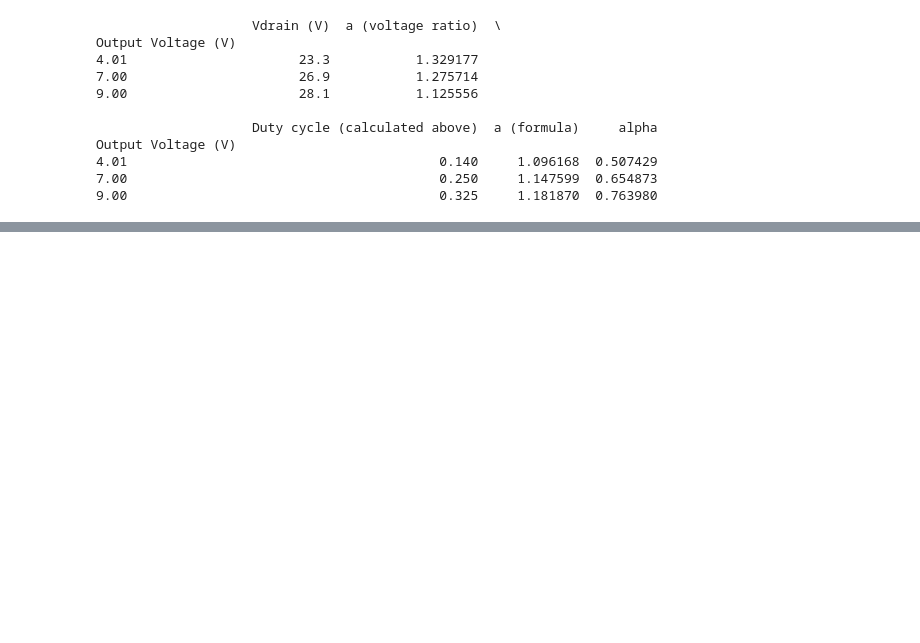
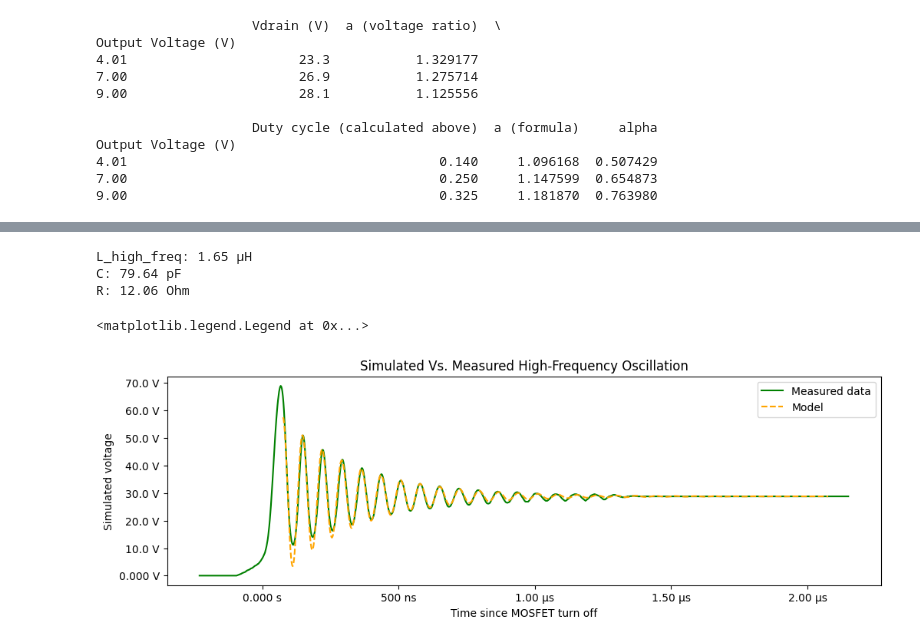
Before and after one commit to ianeyk/power-electronics, a Jupyter notebook: Lab 6/Lab6_report.ipynb, the cells around one changed output, grey strips where cells are left out. Saved outputs shown, nothing was run; the diff lists cells and outputs as text; code cells hidden in the pictures; blank space fills up the shorter version.

```diff
--- a/Lab 6/Lab6_report.ipynb
+++ b/Lab 6/Lab6_report.ipynb
@@ -319,0 +329,35 @@ The alpha value is significantly lower than the spec for output voltages below 9
+# %%
+def parallel(x, y):
+    return 1 / (1 / x + 1 / y)
+
+wd = high_freq_nat_freq
+beta = 1 # approximate
+w0 = wd / beta
+alpha = -high_freq_decay_factor
+zeta = alpha / w0
+L2 = 0.61e-6 # Leakage inductance 1, uH
+L1 = 1.06e-6 # Leakage inductance 2, uH
+L_high_freq = parallel(L, L2) + L1
+C = (1 / w0) ** 2 / L_high_freq
+R = 2 * alpha * L_high_freq
+
+print(f"L_high_freq: {si_format(L_high_freq, precision = 2)}H")
+print(f"C: {si_format(C, precision = 2)}F")
+print(f"R: {si_format(R, precision = 2)}Ohm")
+
+sim_t = np.arange(0, 2e-6, 1e-9)
+sim_V = plateau_height * (1 - 1 / beta * np.exp(-alpha * sim_t) * np.sin(w0 * beta * sim_t - 1.5))
+
+# Vdrain high frequency ringing
+fig = plt.figure(figsize = (12, 4))
+fig.autofmt_xdate()
+helper.axes_labels("Time since MOSFET turn off", "s", "Simulated voltage", "V", title = "Simulated Vs. Measured High-Frequency Oscillation")
+plt.plot(df_9V_zoom1["t"], df_9V_zoom1["Vd_9V_zoom1"], color = "green", label = "Measured data")
+plt.plot(sim_t+77e-9, sim_V, color = "orange", linestyle = "dashed", label = "Model")
+plt.legend(loc = "upper right")
+# %% [output]
+L_high_freq: 1.65 µH
+C: 79.64 pF
+R: 12.06 Ohm
+<matplotlib.legend.Legend at 0x...>
+[figure, added]
```
Also changed, not shown: parts of 4 cells of this notebook, 4 other files.
